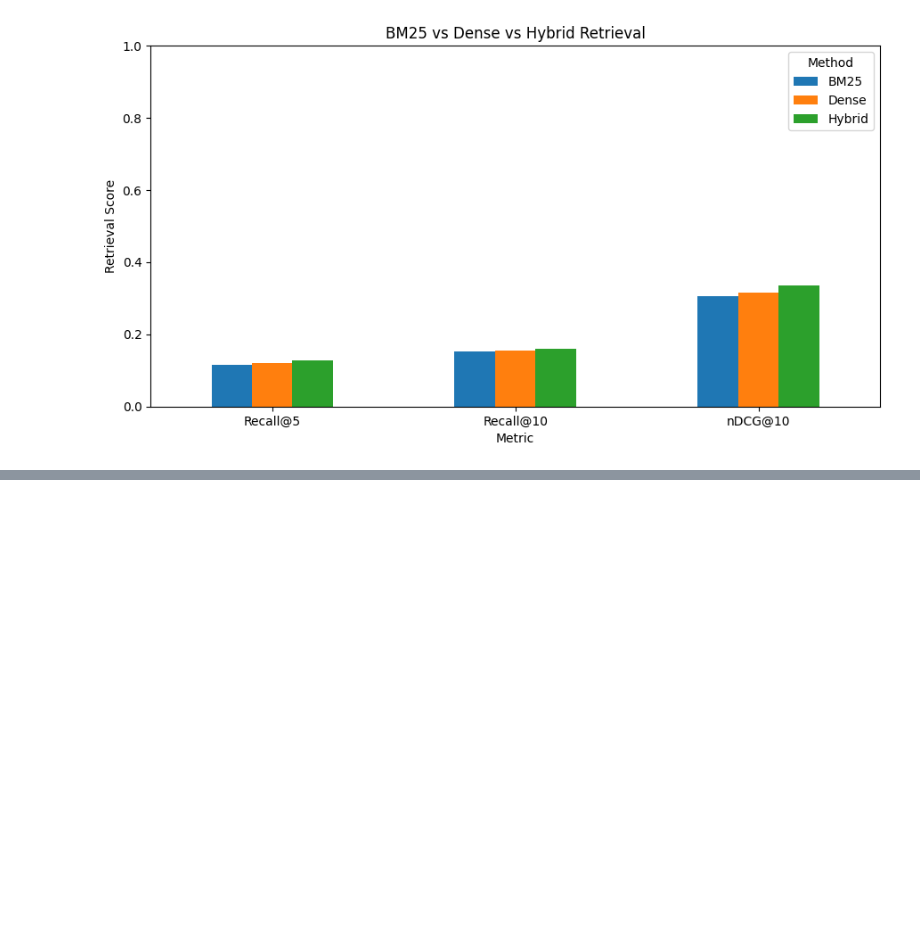
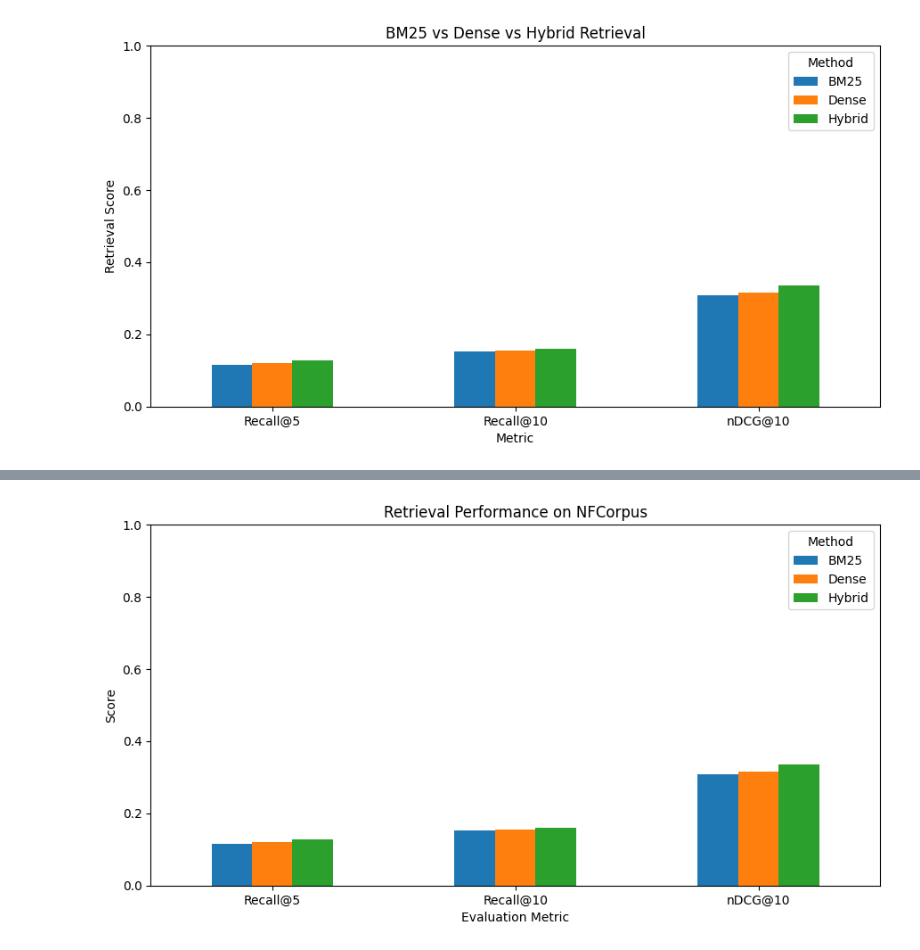
Before and after one commit to rachana1707-S/Adaptive-MedRAG, a Jupyter notebook: notebooks/01_retrieval.ipynb, the cells around one changed output, grey strips where cells are left out. Drawn from its saved outputs; the diff is of its cells as text; code cells hidden in the pictures; blank space fills up the shorter version.

Commit message:
Add final retrieval comparison and error analysis

```diff
--- a/notebooks/01_retrieval.ipynb
+++ b/notebooks/01_retrieval.ipynb
@@ -1332,0 +1423,30 @@ plt.show()
+# %%
+# Comparing retrieval accuracy across all three methods
+# Search time will be plotted separately
+
+accuracy_data = final_comparison.loc[
+    ["Recall@5", "Recall@10", "nDCG@10"]
+]
+
+ax = accuracy_data.plot(
+    kind="bar",
+    figsize=(9, 5),
+    rot=0
+)
+
+plt.title("Retrieval Performance on NFCorpus")
+plt.xlabel("Evaluation Metric")
+plt.ylabel("Score")
+plt.ylim(0, 1)
+plt.legend(title="Method")
+
+plt.tight_layout()
+
+plt.savefig(
+    RESULTS_DIR / "final_retrieval_accuracy.png",
+    dpi=150
+)
+
+plt.show()
+# %% [output]
+[figure, added]
```
Also changed, not shown: parts of 23 cells of this notebook.
